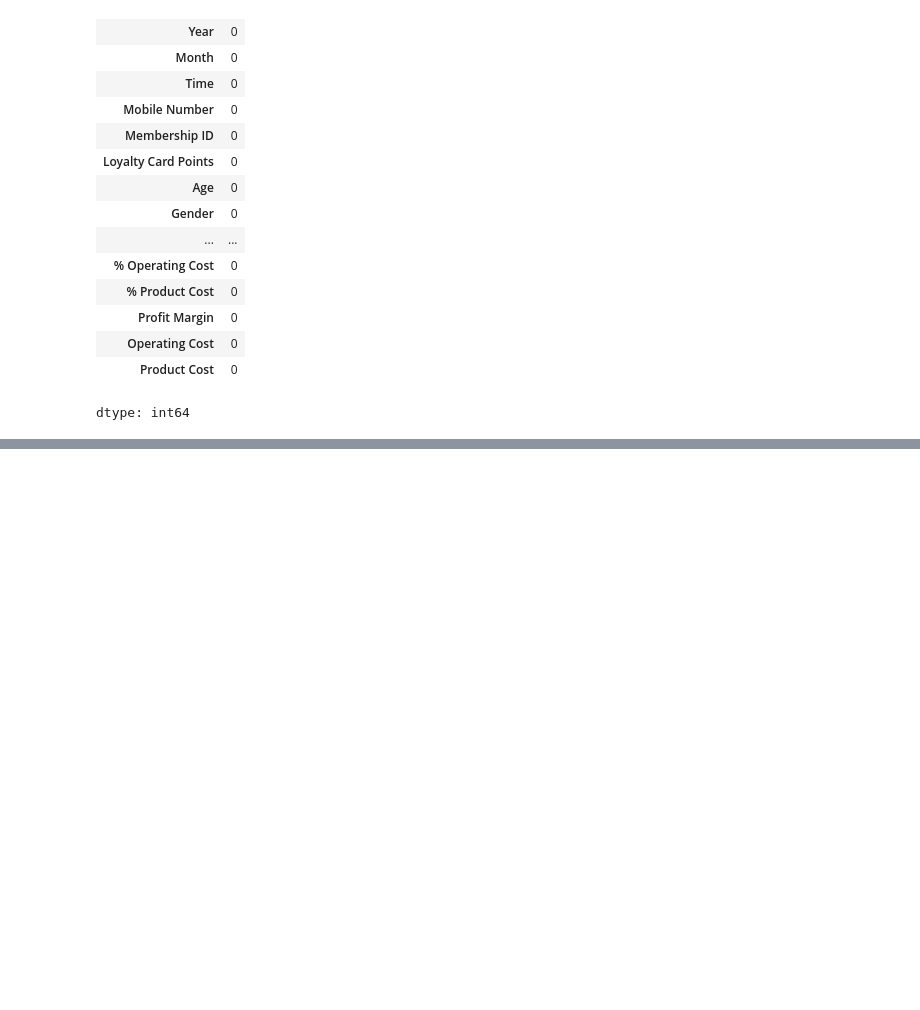
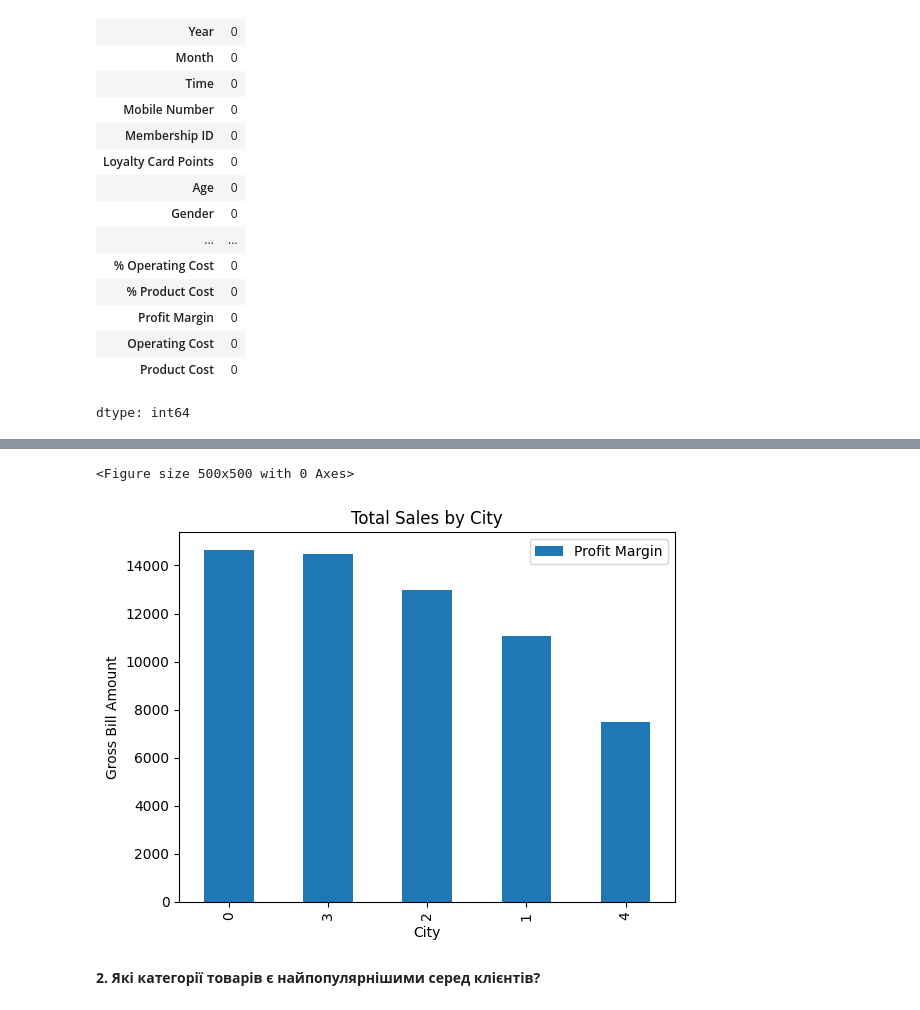
Before and after one commit to oleg-zao/My-Python-Home-Work, a Jupyter notebook: Final_Project_Grocery_store_sales_analysis.ipynb, the cells around one changed output, grey strips where cells are left out. Saved outputs shown, nothing was run; the diff lists cells and outputs as text; code cells hidden in the pictures; blank space fills up the shorter version.

```diff
--- a/Final_Project_Grocery_store_sales_analysis.ipynb
+++ b/Final_Project_Grocery_store_sales_analysis.ipynb
@@ -153,0 +186,4 @@ dtype: int64
+# %%
+profit_by_city = df.groupby('City')['Profit Margin'].sum().reset_index()
+profit_by_city = profit_by_city.sort_values(by='Profit Margin', ascending=False)
+print(profit_by_city)
@@ -153,0 +221,14 @@ dtype: int64
+# %%
+# Гистограмма по городам
+plt.figure(figsize=(5, 5))
+profit_by_city.plot(kind='bar')
+plt.title('Total Sales by City')
+plt.xlabel('City')
+plt.ylabel('Gross Bill Amount')
+plt.xticks(rotation=90)
+plt.show()
+# %% [output]
+<Figure size 500x500 with 0 Axes>
+[figure, added]
+# %% [markdown]
+**2. Які категорії товарів є найпопулярнішими серед клієнтів?**
```
Also changed, not shown: parts of 16 cells of this notebook.
